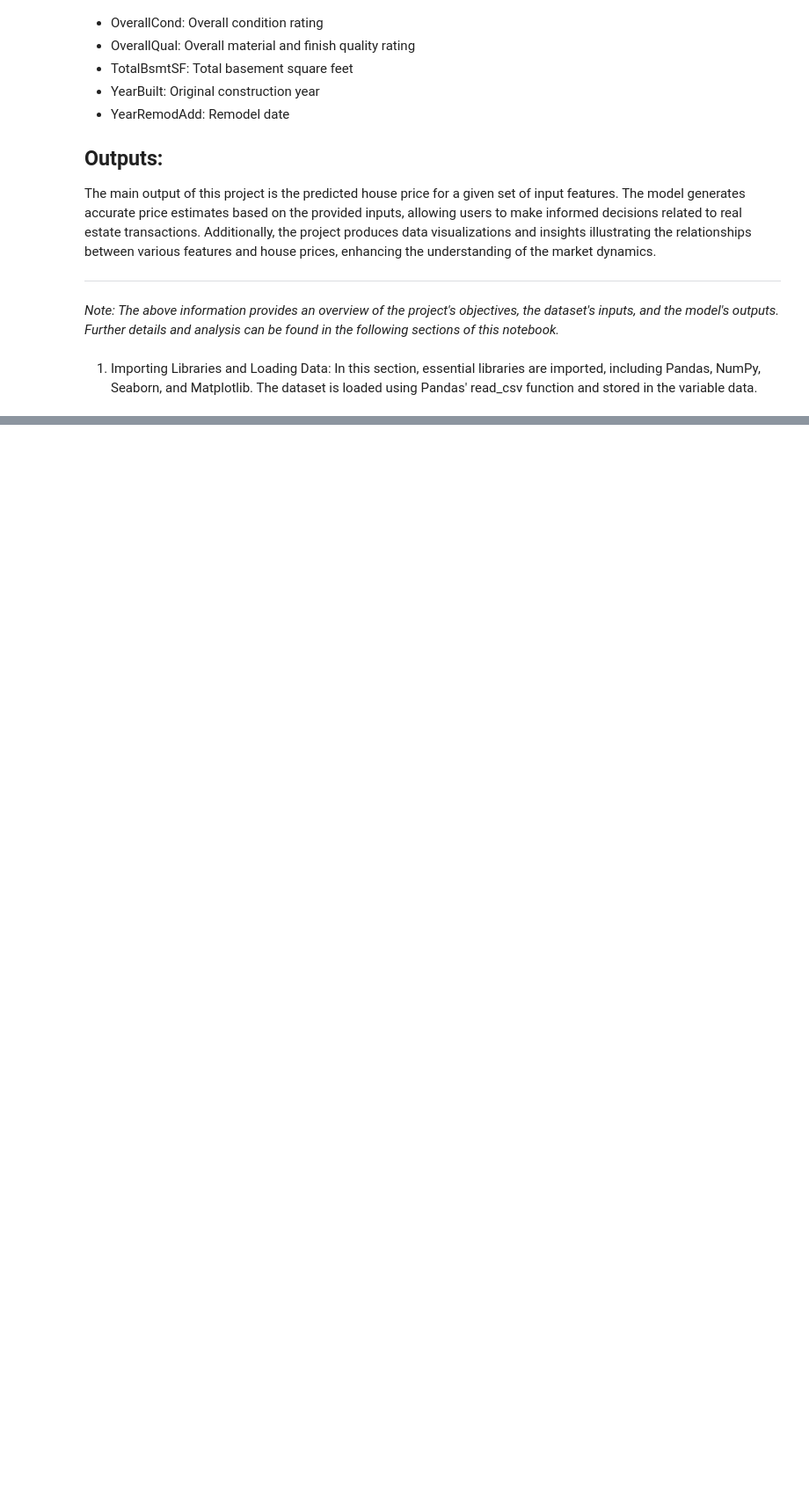
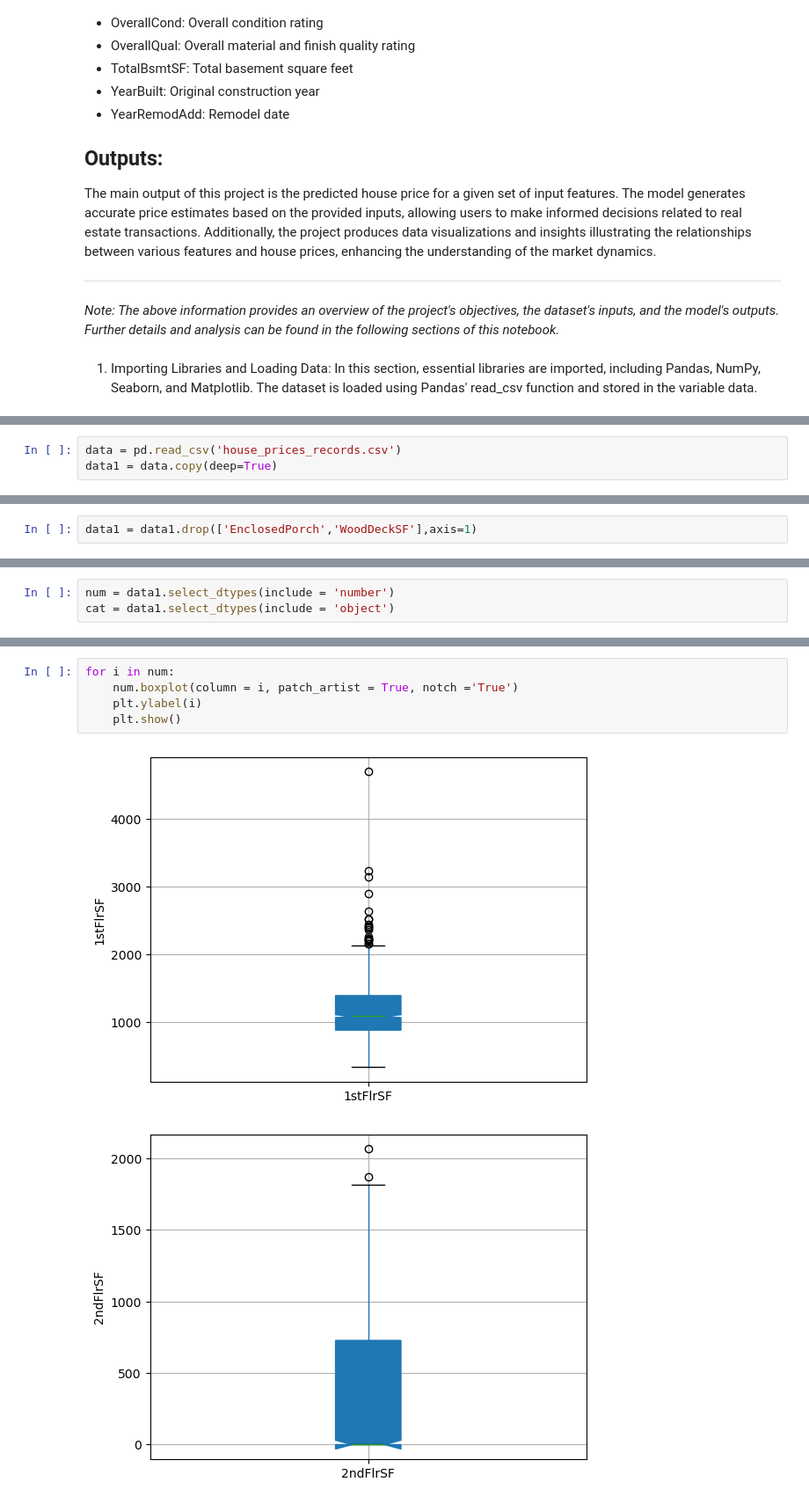
Before and after one commit to Code-Institute-Submissions/Greg-GJE-Heritage-House-Price-Prediction, a Jupyter notebook: 1_Heritage_Housing_PrePro_FeatEngg.ipynb, the cells around one changed output, grey strips where cells are left out. Shown at 88% size. Saved outputs shown, nothing was run; the diff lists cells and outputs as text; blank space fills up the shorter version.

```diff
--- a/1_Heritage_Housing_PrePro_FeatEngg.ipynb
+++ b/1_Heritage_Housing_PrePro_FeatEngg.ipynb
@@ -34,0 +47,3 @@ In this section, essential libraries are imported, including Pandas, NumPy, Seab
+# %%
+data = pd.read_csv('house_prices_records.csv')
+data1 = data.copy(deep=True)
@@ -34,0 +94,2 @@ In this section, essential libraries are imported, including Pandas, NumPy, Seab
+# %%
+data1 = data1.drop(['EnclosedPorch','WoodDeckSF'],axis=1)
@@ -34,0 +131,3 @@ In this section, essential libraries are imported, including Pandas, NumPy, Seab
+# %%
+num = data1.select_dtypes(include = 'number')
+cat = data1.select_dtypes(include = 'object')
@@ -34,0 +171,8 @@ In this section, essential libraries are imported, including Pandas, NumPy, Seab
+# %%
+for i in num:
+    num.boxplot(column = i, patch_artist = True, notch ='True')
+    plt.ylabel(i)
+    plt.show()
+# %% [output]
+[figure, added]
+[figure, added]
```
Also changed, not shown: parts of 46 cells of this notebook, 3 other files.
